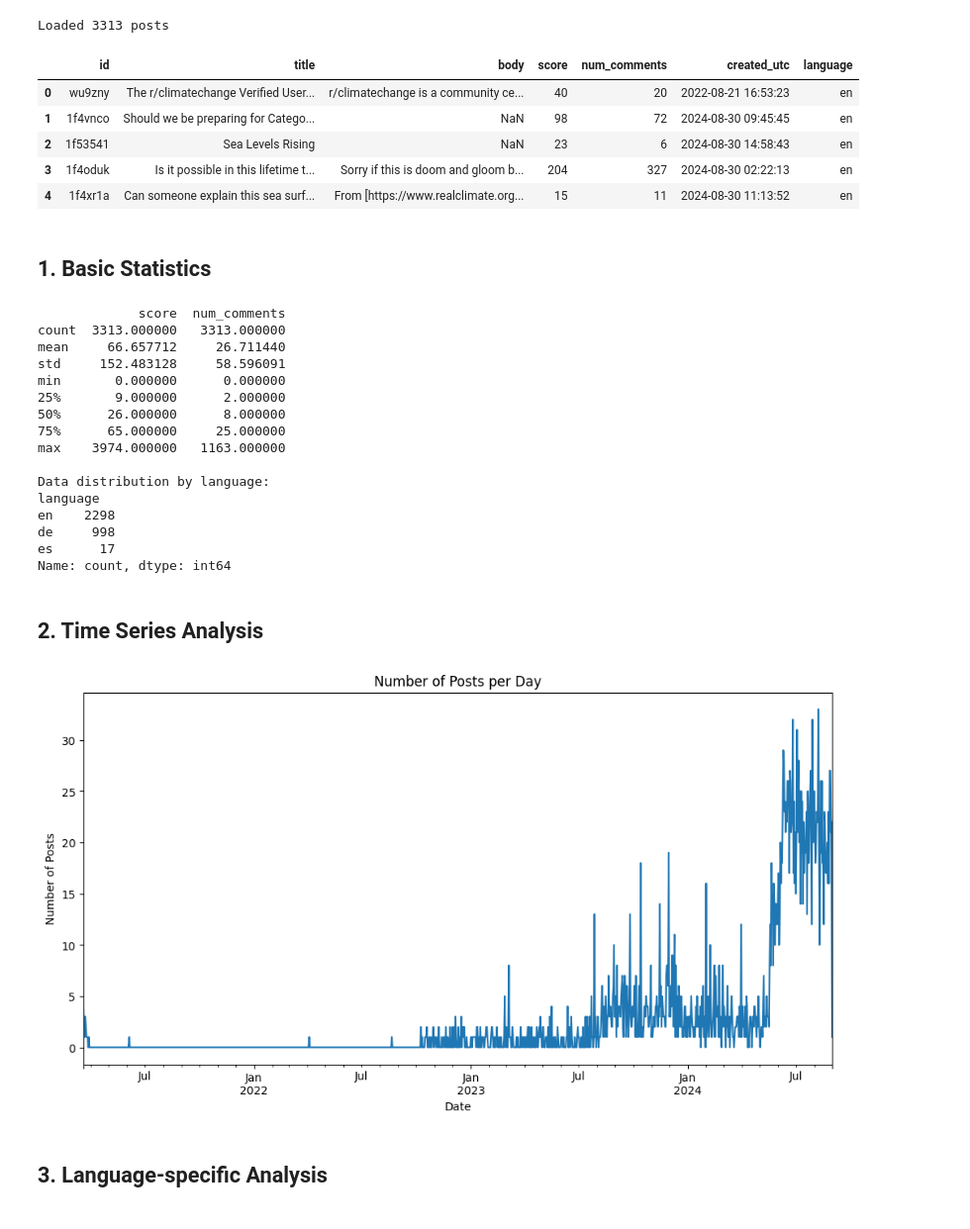
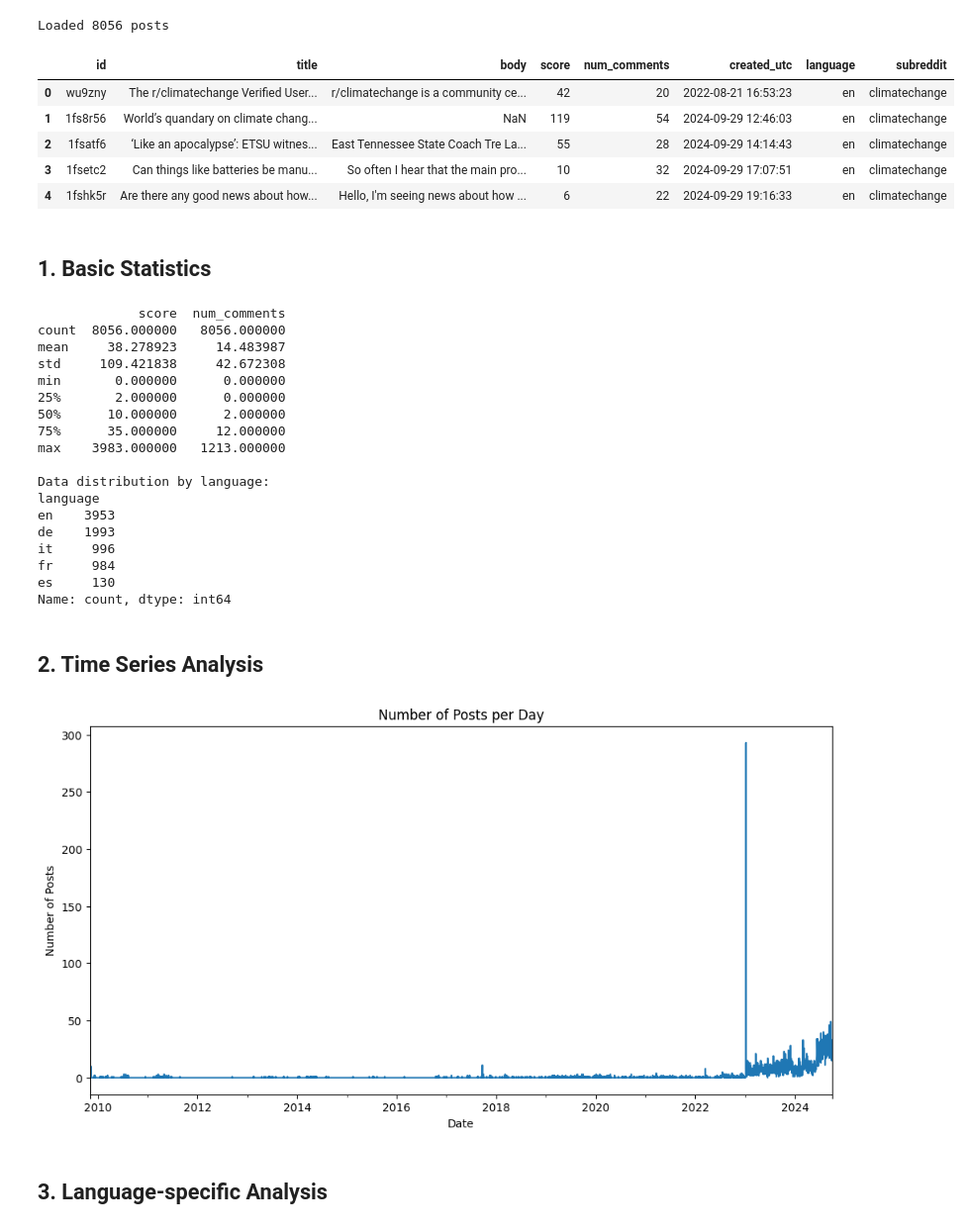
Before and after one commit to jaxendutta/climate-stance-detection, a Jupyter notebook: notebooks/01_data_exploration.ipynb, the cells around one changed output. Shown at 99% size. Cells and saved outputs as stored; diff of their text form; code cells hidden in the pictures.

```diff
--- a/notebooks/01_data_exploration.ipynb
+++ b/notebooks/01_data_exploration.ipynb
@@ -25,16 +11,17 @@ True
 # %%
 # Load the data
-data = pd.read_csv('../data/raw/reddit_climate_data_20240831_010210.csv')  # Replace with your actual filename
+latest_file = max(glob.glob('../data/raw/*.csv'), key=os.path.getctime)
+data = pd.read_csv(latest_file)
 print(f"Loaded {len(data)} posts")
 data.head()
 # %% [output]
-Loaded 3313 posts
+Loaded 8056 posts
-|  | id | title | body | score | num_comments | created_utc | language |
-| 0 | wu9zny | The r/climatechange Verified User... | r/climatechange is a community ce... | 40 | 20 | 2022-08-21 16:53:23 | en |
-| 1 | 1f4vnco | Should we be preparing for Catego... | NaN | 98 | 72 | 2024-08-30 09:45:45 | en |
-| 2 | 1f53541 | Sea Levels Rising | NaN | 23 | 6 | 2024-08-30 14:58:43 | en |
-| 3 | 1f4oduk | Is it possible in this lifetime t... | Sorry if this is doom and gloom b... | 204 | 327 | 2024-08-30 02:22:13 | en |
-| 4 | 1f4xr1a | Can someone explain this sea surf... | From [https://www.realclimate.org... | 15 | 11 | 2024-08-30 11:13:52 | en |
+|  | id | title | body | score | num_comments | created_utc | language | subreddit |
+| 0 | wu9zny | The r/climatechange Verified User... | r/climatechange is a community ce... | 42 | 20 | 2022-08-21 16:53:23 | en | climatechange |
+| 1 | 1fs8r56 | World’s quandary on climate chang... | NaN | 119 | 54 | 2024-09-29 12:46:03 | en | climatechange |
+| 2 | 1fsatf6 | ‘Like an apocalypse’: ETSU witnes... | East Tennessee State Coach Tre La... | 55 | 28 | 2024-09-29 14:14:43 | en | climatechange |
+| 3 | 1fsetc2 | Can things like batteries be manu... | So often I hear that the main pro... | 10 | 32 | 2024-09-29 17:07:51 | en | climatechange |
+| 4 | 1fshk5r | Are there any good news about how... | Hello, I'm seeing news about how ... | 6 | 22 | 2024-09-29 19:16:33 | en | climatechange |
 # %% [markdown]
 ## 1. Basic Statistics
 # %%
@@ -43,20 +30,22 @@ print("\nData distribution by language:")
 print(data['language'].value_counts())
 # %% [output]
              score  num_comments
-count  3313.000000   3313.000000
-mean     66.657712     26.711440
-std     152.483128     58.596091
+count  8056.000000   8056.000000
+mean     38.278923     14.483987
+std     109.421838     42.672308
 min       0.000000      0.000000
-25%       9.000000      2.000000
-50%      26.000000      8.000000
-75%      65.000000     25.000000
-max    3974.000000   1163.000000
+25%       2.000000      0.000000
+50%      10.000000      2.000000
+75%      35.000000     12.000000
+max    3983.000000   1213.000000
 
 Data distribution by language:
 language
-en    2298
-de     998
-es      17
+en    3953
+de    1993
+it     996
+fr     984
+es     130
 Name: count, dtype: int64
 # %% [markdown]
 ## 2. Time Series Analysis
@@ -72,7 +61,7 @@ plt.xlabel('Date')
 plt.ylabel('Number of Posts')
 plt.show()
 # %% [output]
-[figure, old version]
+[figure, new version]
 # %% [markdown]
 ## 3. Language-specific Analysis
 # %%
```
Also changed, not shown: parts of 10 cells of this notebook, 20 other files.
